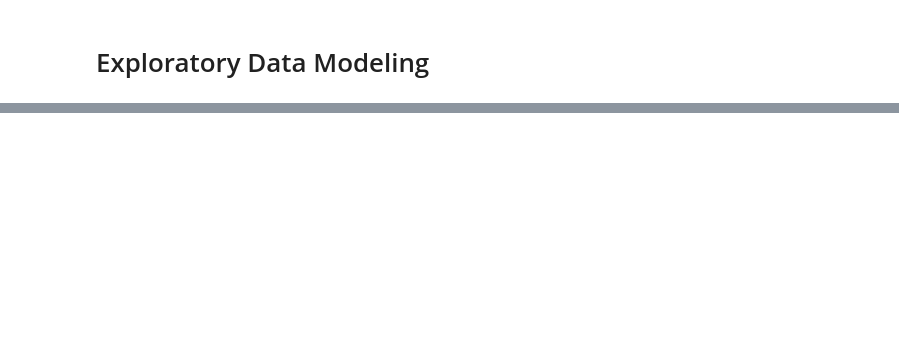
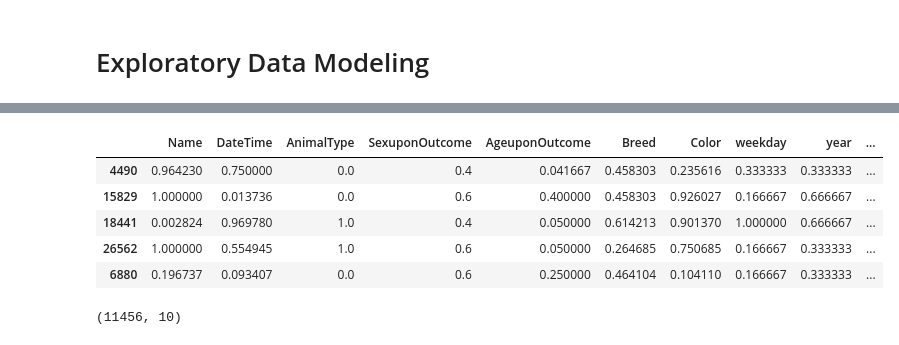
Before and after one commit to hbarabash/findapet, a Jupyter notebook: fostercomp.ipynb, the cells around one changed output, grey strips where cells are left out. Drawn from its saved outputs; the diff is of its cells as text; code cells hidden in the pictures; blank space fills up the shorter version.

```diff
--- a/fostercomp.ipynb
+++ b/fostercomp.ipynb
@@ -110,0 +272,5 @@ foster.head()
+# %%
+from sklearn.model_selection import train_test_split
+# foster_X = foster.drop(['OutcomeType'],axis=1)
+# foster_Y = foster['OutcomeType']
+X_train, X_test, y_train, y_test = train_test_split(foster_X, foster_Y, test_size=0.2, random_state=42)
@@ -110,0 +334,4 @@ foster.head()
+# %%
+knn_clf=KNeighborsClassifier()
+knn_clf.fit(X_train,y_train)
+ypred=knn_clf.predict(X_test) #These are the predicted output values
@@ -110,0 +370,10 @@ foster.head()
+# %%
+from sklearn.ensemble import RandomForestClassifier
+
+#Create a Gaussian Classifier
+clf=RandomForestClassifier(n_estimators=100)
+
+#Train the model using the training sets y_pred=clf.predict(X_test)
+clf.fit(X_train,y_train)
+
+y_pred=clf.predict(X_test)
@@ -110,0 +469,8 @@ foster.head()
+# %%
+import xgboost
+from xgboost import XGBClassifier
+
+# fit model no training data
+model = XGBClassifier()
+model.fit(X_train, y_train)
+y_pred = model.predict(X_test)
@@ -110,0 +545,13 @@ foster.head()
+# %%
+X_train.head()
+# %% [output]
+|  | Name | DateTime | AnimalType | SexuponOutcome | AgeuponOutcome | Breed | Color | weekday | year | ... |
+| 4490 | 0.964230 | 0.750000 | 0.0 | 0.4 | 0.041667 | 0.458303 | 0.235616 | 0.333333 | 0.333333 | ... |
+| 15829 | 1.000000 | 0.013736 | 0.0 | 0.6 | 0.400000 | 0.458303 | 0.926027 | 0.166667 | 0.666667 | ... |
+| 18441 | 0.002824 | 0.969780 | 1.0 | 0.4 | 0.050000 | 0.614213 | 0.901370 | 1.000000 | 0.666667 | ... |
+| 26562 | 1.000000 | 0.554945 | 1.0 | 0.6 | 0.050000 | 0.264685 | 0.750685 | 0.166667 | 0.333333 | ... |
+| 6880 | 0.196737 | 0.093407 | 0.0 | 0.6 | 0.250000 | 0.464104 | 0.104110 | 0.166667 | 0.333333 | ... |
+# %%
+test.shape
+# %% [output]
+(11456, 10)
```
Also changed, not shown: parts of 70 cells of this notebook.
